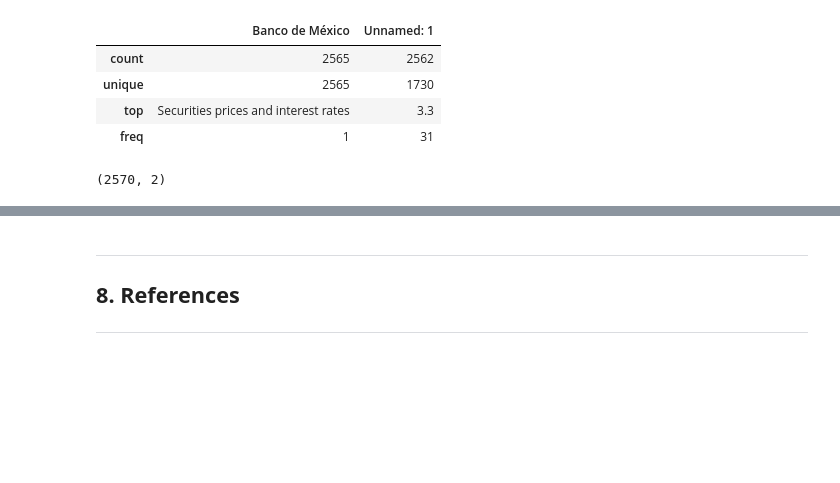
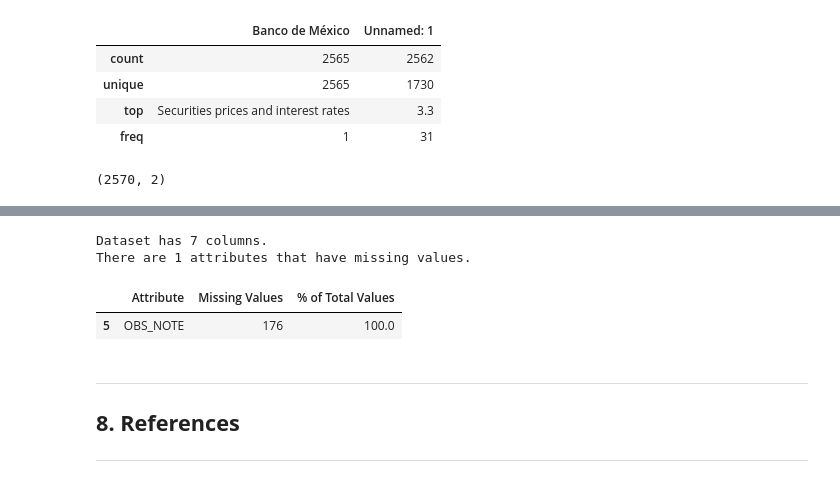
Before and after one commit to DanielEduardoLopez/SalesForecasting, a Jupyter notebook: SalesPrediction.ipynb, the cells around one changed output, grey strips where cells are left out. Saved outputs shown, nothing was run; the diff lists cells and outputs as text; code cells hidden in the pictures; blank space fills up the shorter version.

```diff
--- a/SalesPrediction.ipynb
+++ b/SalesPrediction.ipynb
@@ -132,10 +133,13 @@ sales_df.head()
 | 4 | 2015 | Q1 | 110875 | 2987 | NaN | NaN |
 # %% [markdown]
 Later, the GDP and inflation data were retrieved from <a href='https://www.inegi.org.mx/servicios/api_indicadores.html'>INEGI's Query Constructor</a>, saving the response JSON files into disk, and then loading them into the notebook.
-# %%
-# Loading GDP data
-with open("gdp_data.json", "r") as read_file:
-    gdp_json = json.load(read_file)
+# %%
+# Loading GDP data
+gdp_link = "https://raw.githubusercontent.com/DanielEduardoLopez/SalesPrediction/main/gdp_data.json"
+
+response = urlopen(gdp_link)
+
+gdp_json = json.loads(response.read())
 # %%
 # Retrieving series
 gdp_dict = gdp_json["Series"][0]["OBSERVATIONS"]
@@ -545,3 +602,11 @@ interest_rates_df.shape
+# %%
+# Mising data in gdp dataset
+missing_values_table(gdp_df)
+# %% [output]
+Dataset has 7 columns.
+There are 1 attributes that have missing values.
+|  | Attribute | Missing Values | % of Total Values |
+| 5 | OBS_NOTE | 176 | 100.0 |
 # %% [markdown]
 <a class="anchor" id="references"></a>
 ___
```
Also changed, not shown: parts of 7 cells of this notebook.
